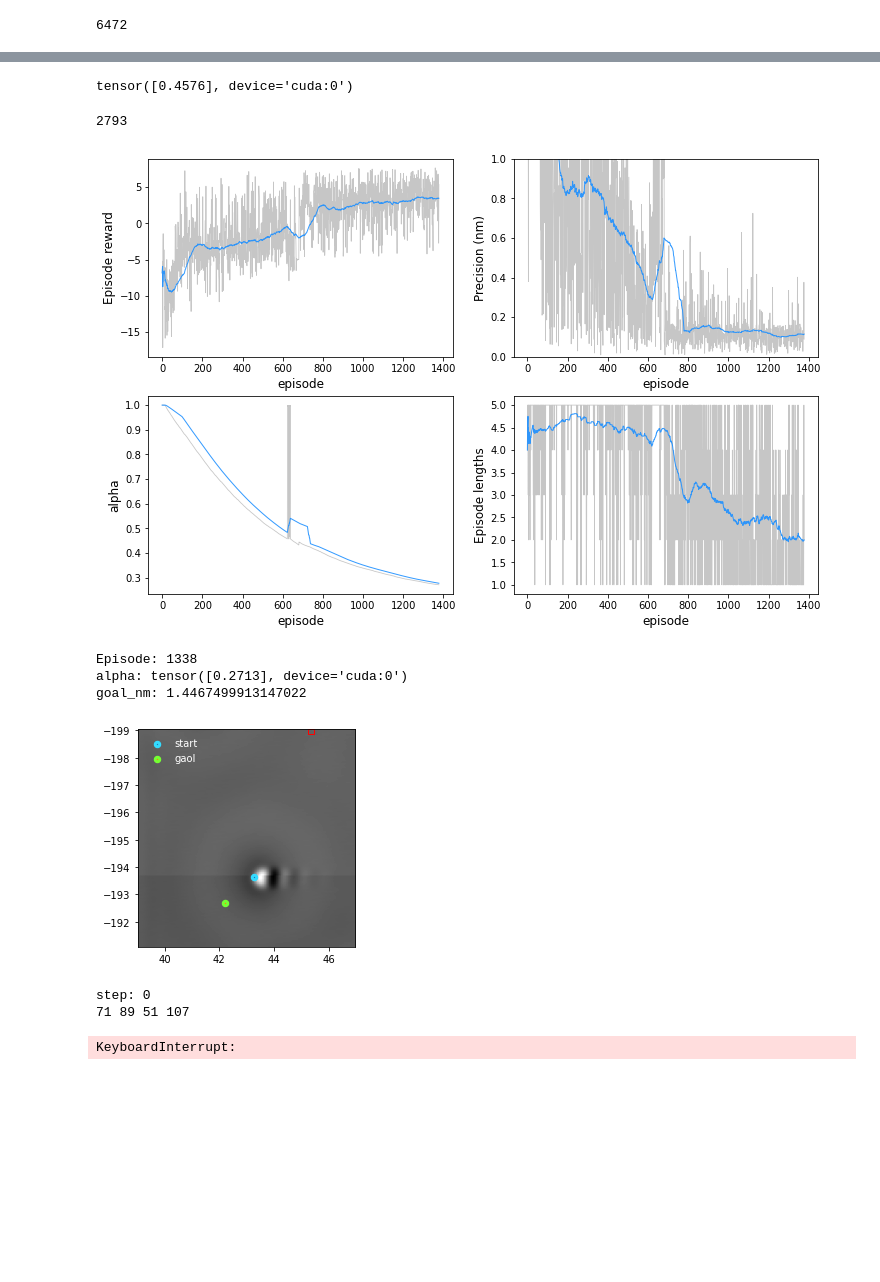
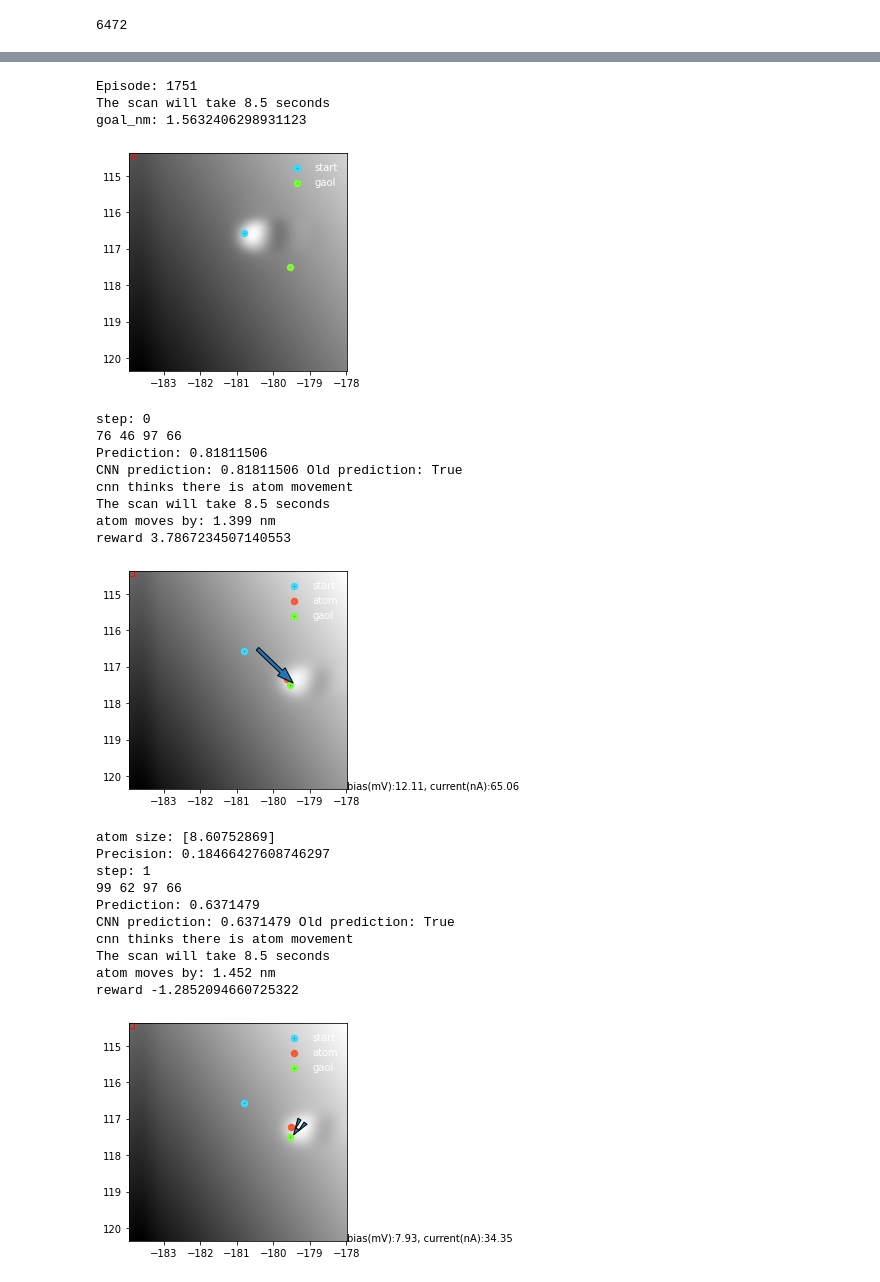
Before and after one commit to SINGROUP/Atom_manipulation_with_RL, a Jupyter notebook: single_atom_training_2nd_round_Ag.ipynb, the cells around one changed output, grey strips where cells are left out. Drawn from its saved outputs; the diff is of its cells as text; code cells hidden in the pictures; blank space fills up the shorter version.

```diff
--- a/single_atom_training_2nd_round_Ag.ipynb
+++ b/single_atom_training_2nd_round_Ag.ipynb
@@ -131,9 +97,14 @@ np.sum(data['transitions']['reward'])
 # %%
+print(len(memory))
+memory = HerReplayMemory(replay_size, env, strategy = 'future')
+a_4, a_5 = [], []
 for i, np_name in enumerate(glob.glob(folder_name+'/*.npy')):
     data = np.load(np_name,allow_pickle=True).item()
     transitions = data['transitions']
     for s, a, r, n, d, info in zip(transitions['state'], transitions['action'], transitions['reward'],
                                    transitions['next_state'], transitions['done'], transitions['info']):
+        a_4.append(a[4])
+        a_5.append(a[5])
         mask = float(not d)
         memory.push(s, a, r, n, mask)
 print(len(memory))
@@ -152,9 +142,9 @@ print(len(memory))
 batch_size= 64
 LEARNING_RATE = 0.0003
 replay_size=1000000
-i_episode = 640
+i_episode = 1320
 ACTION_SPACE = namedtuple('ACTION_SPACE', ['high', 'low'])
-action_space = ACTION_SPACE(high = torch.tensor([1,1,1,1,1,1]), low = torch.tensor([1,1,1,1,1/2,1/2]))
+action_space = ACTION_SPACE(high = torch.tensor([1,1,1,1,1,1]), low = torch.tensor([-1,-1,-1,-1,1/3,1/2]))
 
 alpha = torch.load('{}/_alpha_{}.pth'.format(folder_name,i_episode)).item()
 print(alpha)
@@ -173,12 +163,6 @@ folder_name = 'C:/LocalUserData/User-data/phys-asp-lab/auto_manipulation/trainin
 # %%
 episode_rewards, alphas, precisions, episode_lengths = [], [], [], []
 avg_episode_rewards, avg_alphas, avg_precisions, avg_episode_lengths = [], [], [], []
-# %%
-avg_episode_lengths = avg_episode_lengths[:-15]
-# %%
-print(agent.alpha)
-# %% [output]
-tensor([0.4576], device='cuda:0')
 # %%
 c_k_min = 2500
 eta_0 = 0.996
@@ -189,7 +173,6 @@ eta = 0.997
 def sac_train(max_steps, num_episodes = 50, episode_start = 0):
     for i_episode in range(episode_start,episode_start+num_episodes):
         print('Episode:', i_episode)
-        print('alpha:', agent.alpha)
         eta_t = np.minimum(eta_0 + (eta_T - eta_0)*(i_episode/n_interactions), eta_T)
         episode_reward, episode_steps = 0, 0
         done = False
@@ -215,6 +198,8 @@ def sac_train(max_steps, num_episodes = 50, episode_start = 0):
                         env.destination_absolute_nm, action[4]*env.max_mvolt,
                         action[5]*env.max_pcurrent_to_mvolt_ratio*action[4]*env.max_mvolt,
                         env.template_nm, env.template_wh)
+            _, size= blob_detection(env.img_info['img_forward'])
+            print('atom size:', size)
             print('Precision:', env.dist_destination)
             if done:
                 episode_memory.update_memory_done(env.img_info, env.atom_absolute_nm, env.atom_relative_nm)
@@ -246,7 +231,9 @@ def sac_train(max_steps, num_episodes = 50, episode_start = 0):
         avg_alphas.append(np.mean(alphas[-min(100, len(alphas)):]))
         avg_precisions.append(np.mean(precisions[-min(100, len(precisions)):]))
         avg_episode_lengths.append(np.mean(episode_lengths[-min(100, len(episode_lengths)):]))
-
+        print('Average precision:',avg_precisions[-1])
+        if avg_precisions[-1]<0.144:
+            env.createc_controller.pixel = 256
         if (i_episode+1)%2==0:
             plot_graph(episode_rewards, precisions, alphas, episode_lengths,
                       avg_episode_rewards, avg_alphas, avg_precisions, avg_episode_lengths)
@@ -255,18 +242,30 @@ def sac_train(max_steps, num_episodes = 50, episode_start = 0):
             torch.save(agent.critic.state_dict(), '{}/_critic_{}.pth'.format(folder_name,i_episode))
             torch.save(agent.policy.state_dict(), '{}/_policy_{}.pth'.format(folder_name,i_episode))
             torch.save(agent.alpha, '{}/_alpha_{}.pth'.format(folder_name,i_episode))
-# %%
-memory.__len__()
-# %% [output]
-2793
 # %%
-sac_train(max_steps=max_len, episode_start = 645,num_episodes = 1000)
+sac_train(max_steps=max_len, episode_start = 1751,num_episodes = 1000)
 # %% [output]
+Episode: 1751
+The scan will take 8.5 seconds
+goal_nm: 1.5632406298931123
-[figure, old version]
+[figure, new version]
-Episode: 1338
-alpha: tensor([0.2713], device='cuda:0')
-goal_nm: 1.4467499913147022
+step: 0
+76 46 97 66
+Prediction: 0.81811506
+CNN prediction: 0.81811506 Old prediction: True
+cnn thinks there is atom movement
+The scan will take 8.5 seconds
+atom moves by: 1.399 nm
+reward 3.7867234507140553
-[figure, old version]
+[figure, new version]
-step: 0
-71 89 51 107
-KeyboardInterrupt:
+atom size: [8.60752869]
+Precision: 0.18466427608746297
+step: 1
+99 62 97 66
+Prediction: 0.6371479
+CNN prediction: 0.6371479 Old prediction: True
+cnn thinks there is atom movement
+The scan will take 8.5 seconds
+atom moves by: 1.452 nm
+reward -1.2852094660725322
+[figure, added]
```
Also changed, not shown: parts of 14 cells of this notebook, 2 other files.
